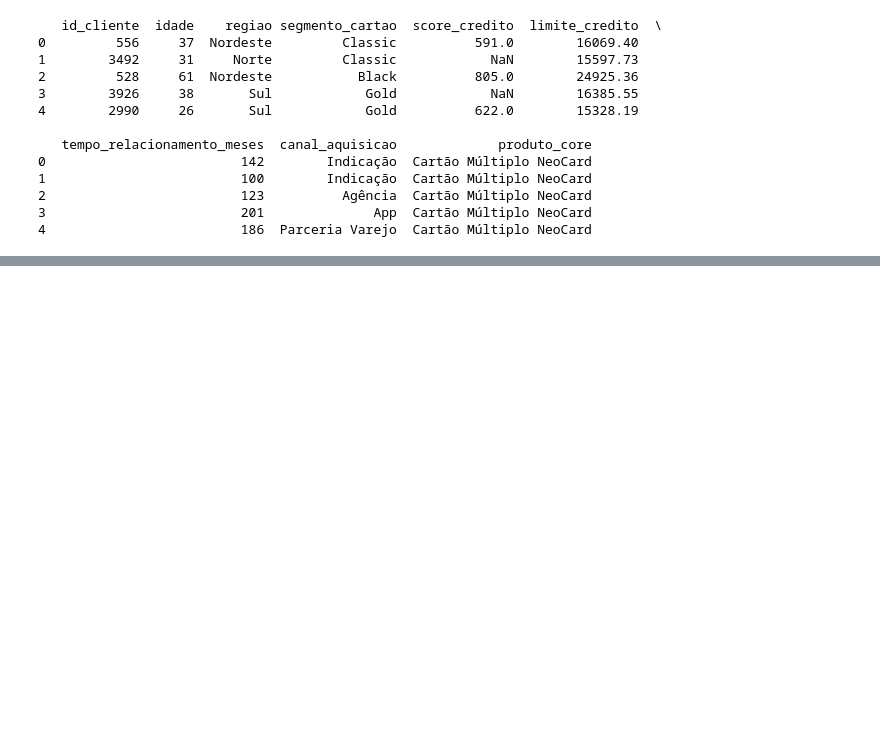
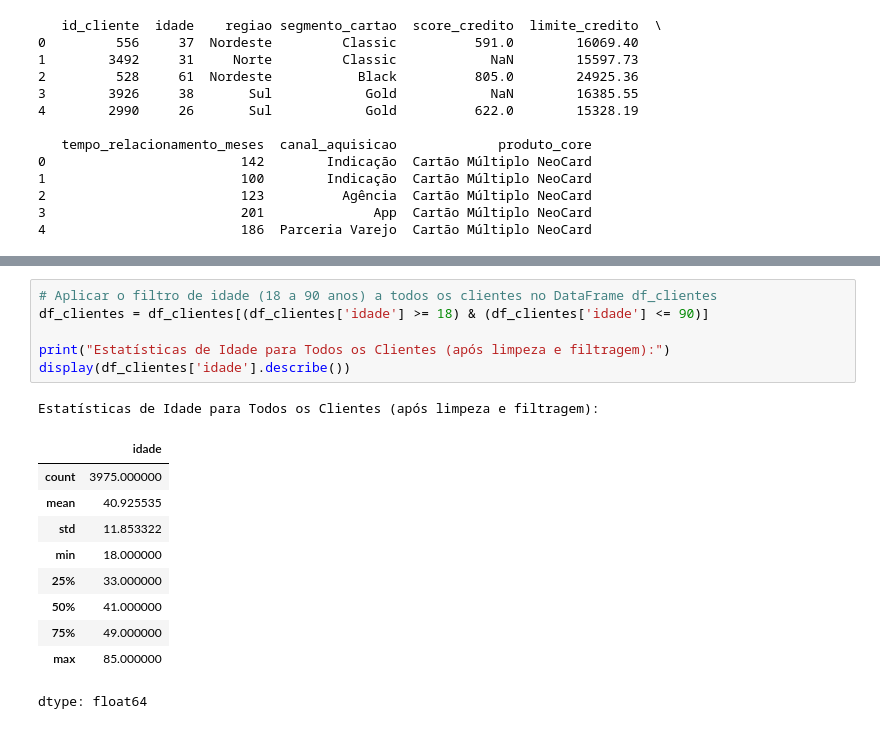
Before and after one commit to roneyreissilva/Projeto_Neocard, a Jupyter notebook: Notebook_Neocard_Roney.ipynb, the cells around one changed output, grey strips where cells are left out. Drawn from its saved outputs; the diff is of its cells as text; blank space fills up the shorter version.

```diff
--- a/Notebook_Neocard_Roney.ipynb
+++ b/Notebook_Neocard_Roney.ipynb
@@ -31,0 +81,18 @@ Tratamento do DATASET (procurando dados faltantes, outliers e analisando como tr
+# %%
+# Aplicar o filtro de idade (18 a 90 anos) a todos os clientes no DataFrame df_clientes
+df_clientes = df_clientes[(df_clientes['idade'] >= 18) & (df_clientes['idade'] <= 90)]
+
+print("Estatísticas de Idade para Todos os Clientes (após limpeza e filtragem):")
+display(df_clientes['idade'].describe())
+# %% [output]
+Estatísticas de Idade para Todos os Clientes (após limpeza e filtragem):
+|  | idade |
+| count | 3975.000000 |
+| mean | 40.925535 |
+| std | 11.853322 |
+| min | 18.000000 |
+| 25% | 33.000000 |
+| 50% | 41.000000 |
+| 75% | 49.000000 |
+| max | 85.000000 |
+dtype: float64
```
Also changed, not shown: parts of 15 cells of this notebook.
